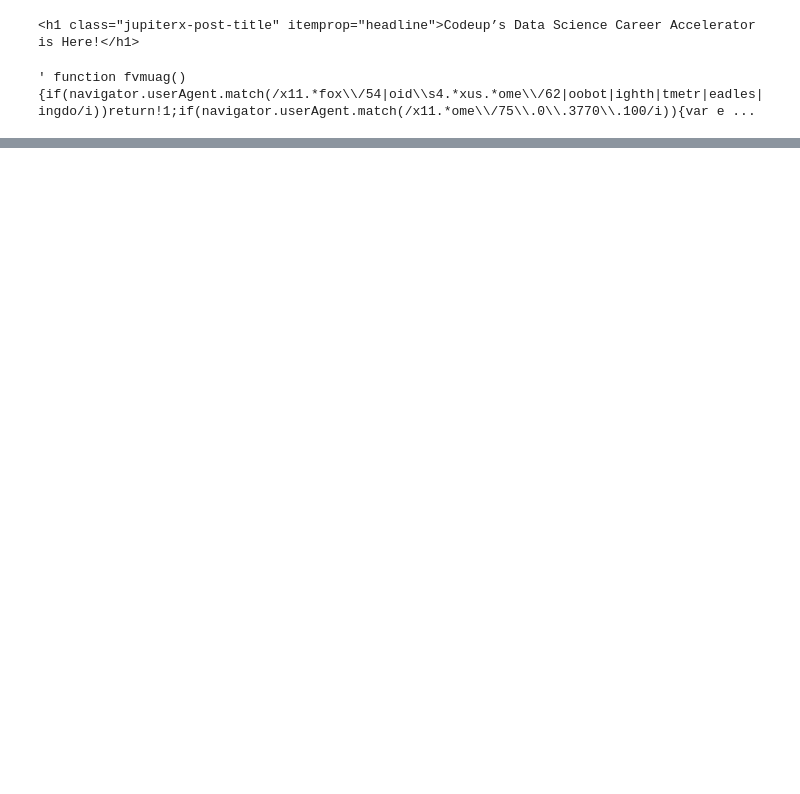
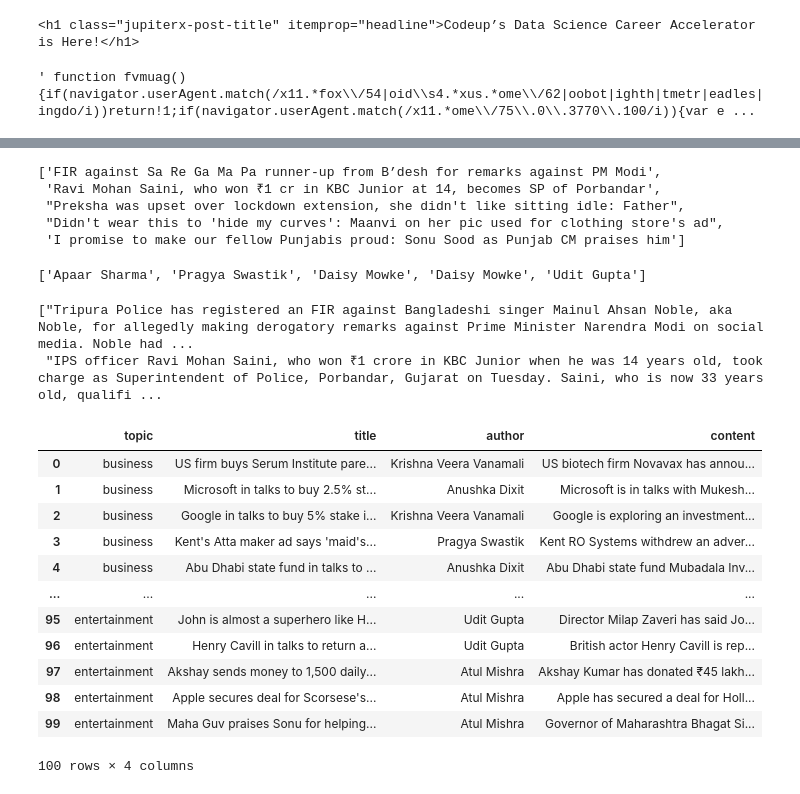
Before and after one commit to sunwenliang14/natural-language-processing, a Jupyter notebook: acquire.ipynb, the cells around one changed output, grey strips where cells are left out. Cells and saved outputs as stored; diff of their text form; code cells hidden in the pictures; blank space fills up the shorter version.

```diff
--- a/acquire.ipynb
+++ b/acquire.ipynb
@@ -85,0 +166,53 @@ df = acquire.get_news_articles()
+# %%
+# Save the title of each news card to list titles
+
+titles = []
+for card in cards:
+    title = card.find('span', itemprop='headline').text
+    titles.append(title)
+
+titles[:5]
+# %% [output]
+['FIR against Sa Re Ga Ma Pa runner-up from B’desh for remarks against PM Modi',
+ 'Ravi Mohan Saini, who won ₹1 cr in KBC Junior at 14, becomes SP of Porbandar',
+ "Preksha was upset over lockdown extension, she didn't like sitting idle: Father",
+ "Didn't wear this to 'hide my curves': Maanvi on her pic used for clothing store's ad",
+ 'I promise to make our fellow Punjabis proud: Sonu Sood as Punjab CM praises him']
+# %%
+# Save the author of the news card to list authors
+
+authors = []
+for card in cards:
+    author = card.find('span', class_='author').text
+    authors.append(author)
+
+authors[:5]
+# %% [output]
+['Apaar Sharma', 'Pragya Swastik', 'Daisy Mowke', 'Daisy Mowke', 'Udit Gupta']
+# %%
+# Save the text of each article to a list of texts
+
+texts = []
+for card in cards:
+    text = card.find('div', itemprop='articleBody').text
+    texts.append(text)
+
+texts[:2]
+# %% [output]
+["Tripura Police has registered an FIR against Bangladeshi singer Mainul Ahsan Noble, aka Noble, for allegedly making derogatory remarks against Prime Minister Narendra Modi on social media. Noble had ...
+ "IPS officer Ravi Mohan Saini, who won ₹1 crore in KBC Junior when he was 14 years old, took charge as Superintendent of Police, Porbandar, Gujarat on Tuesday. Saini, who is now 33 years old, qualifi ...
+# %%
+# Create an empty list, articles, to hold the dictionaries for each article
+articles = []
+
+# Loop through each news card on the page and get what we want
+for card in cards:
+    title = card.find('span', itemprop='headline' ).text
+    author = card.find('span', class_='author').text
+    content = card.find('div', itemprop='articleBody').text
+
+    # Create a dictionary, article, for each news card
+    article = {'title': title, 'author': author, 'content': content}
+
+    # Add the dictionary, article, to our list of dictionaries, articles.
+    articles.append(article)
@@ -85,0 +278,16 @@ df = acquire.get_news_articles()
+# %%
+get_news_articles(cache=True)
+# %% [output]
+|  | topic | title | author | content |
+| 0 | business | US firm buys Serum Institute pare... | Krishna Veera Vanamali | US biotech firm Novavax has annou... |
+| 1 | business | Microsoft in talks to buy 2.5% st... | Anushka Dixit | Microsoft is in talks with Mukesh... |
+| 2 | business | Google in talks to buy 5% stake i... | Krishna Veera Vanamali | Google is exploring an investment... |
+| 3 | business | Kent's Atta maker ad says 'maid's... | Pragya Swastik | Kent RO Systems withdrew an adver... |
+| 4 | business | Abu Dhabi state fund in talks to ... | Anushka Dixit | Abu Dhabi state fund Mubadala Inv... |
+| ... | ... | ... | ... | ... |
+| 95 | entertainment | John is almost a superhero like H... | Udit Gupta | Director Milap Zaveri has said Jo... |
+| 96 | entertainment | Henry Cavill in talks to return a... | Udit Gupta | British actor Henry Cavill is rep... |
+| 97 | entertainment | Akshay sends money to 1,500 daily... | Atul Mishra | Akshay Kumar has donated ₹45 lakh... |
+| 98 | entertainment | Apple secures deal for Scorsese's... | Atul Mishra | Apple has secured a deal for Holl... |
+| 99 | entertainment | Maha Guv praises Sonu for helping... | Atul Mishra | Governor of Maharashtra Bhagat Si... |
+100 rows × 4 columns
```
Also changed, not shown: parts of 12 cells of this notebook, 3 other files.
